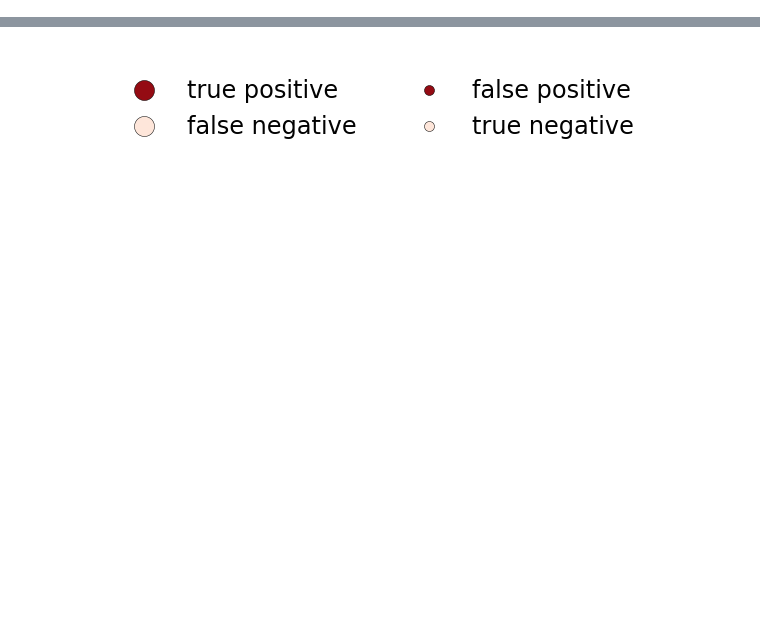
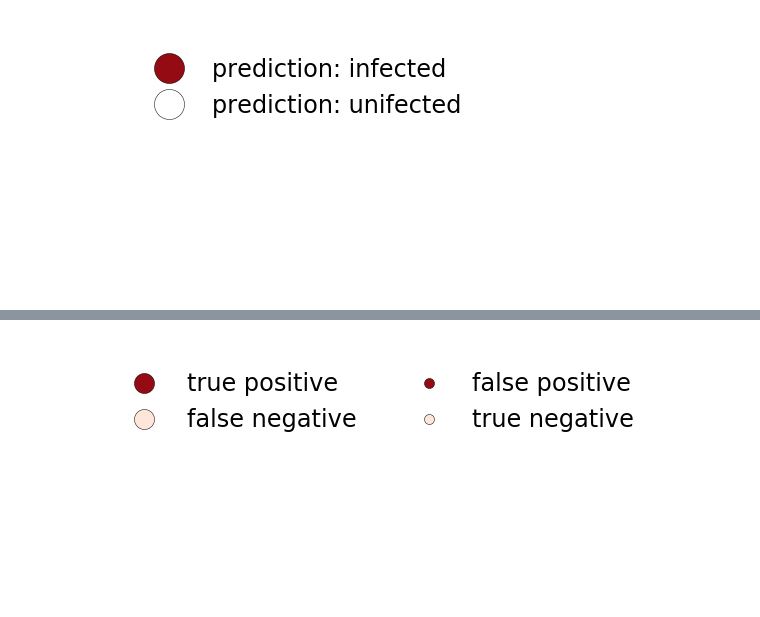
Before and after one commit to xiaohan2012/cascade-reconstruction-by-tree-samples, a Jupyter notebook: legend_and_colorbars.ipynb, the cells around one changed output, grey strips where cells are left out. Drawn from its saved outputs; the diff is of its cells as text; code cells hidden in the pictures; blank space fills up the shorter version.

```diff
--- a/legend_and_colorbars.ipynb
+++ b/legend_and_colorbars.ipynb
@@ -45,0 +46,8 @@ plot_legend(appearance_configs, labels, 'figs/case-study/ground_truth_legend.pdf
+# %%
+appearance_configs = [
+    (COLOR_DARK_RED, 'o', 30), (COLOR_WHITE, 'o', 30)
+]
+labels = ['prediction: infected', 'prediction: unifected']
+plot_legend(appearance_configs, labels, 'figs/case-study/legend_mst.png', ncols=1)
+# %% [output]
+[figure, added]
```
Also changed, not shown: parts of 10 cells of this notebook, 16 other files.
